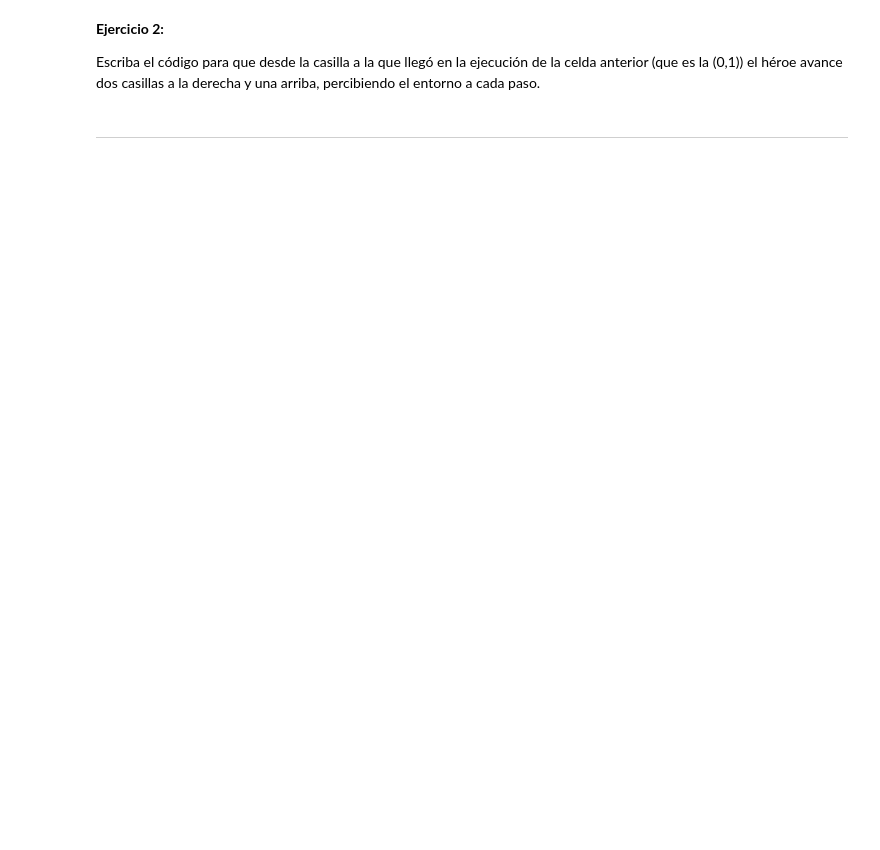
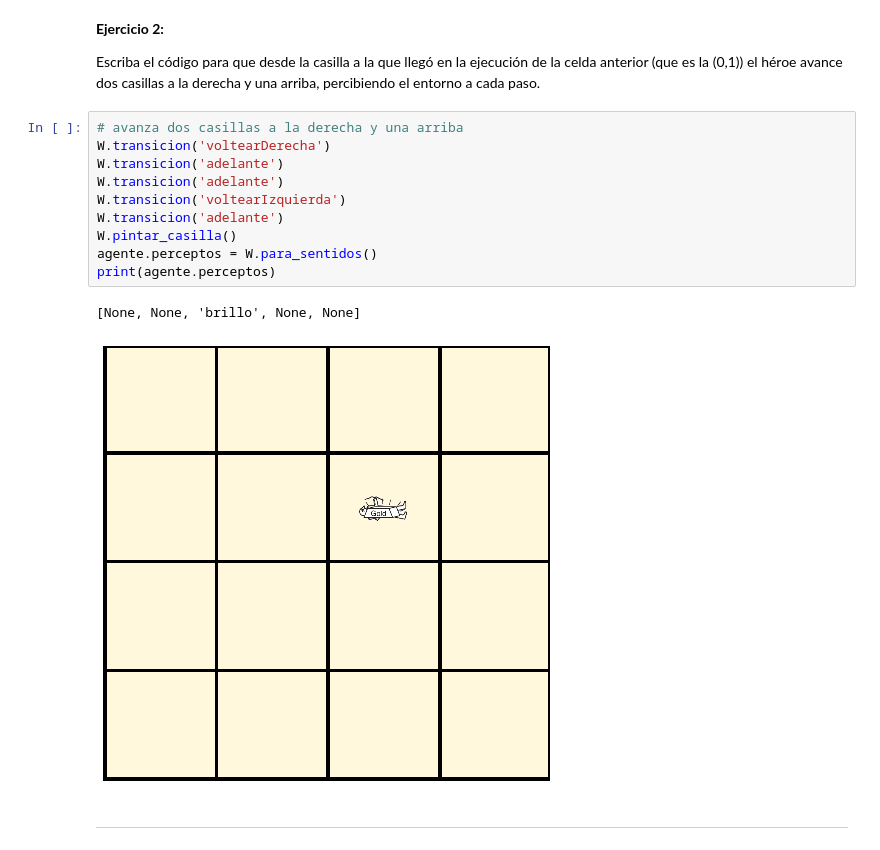
Before and after one commit to cgaravitoc/macc, a Jupyter notebook: AI/Notebook 8 - wumpus/nb8_wumpus.ipynb, the cells around one changed output. Cells and saved outputs as stored; diff of their text form; blank space fills up the shorter version.

```diff
--- a/AI/Notebook 8 - wumpus/nb8_wumpus.ipynb
+++ b/AI/Notebook 8 - wumpus/nb8_wumpus.ipynb
@@ -106,6 +112,19 @@ print(agente.perceptos)
 **Ejercicio 2:**
 
 Escriba el código para que desde la casilla a la que llegó en la ejecución de la celda anterior (que es la (0,1)) el héroe avance dos casillas a la derecha y una arriba, percibiendo el entorno a cada paso.
+# %%
+# avanza dos casillas a la derecha y una arriba
+W.transicion('voltearDerecha')
+W.transicion('adelante')
+W.transicion('adelante')
+W.transicion('voltearIzquierda')
+W.transicion('adelante')
+W.pintar_casilla()
+agente.perceptos = W.para_sentidos()
+print(agente.perceptos)
+# %% [output]
+[None, None, 'brillo', None, None]
+[figure, added]
 # %% [markdown]
 ---
 # %% [markdown]
```
Also changed, not shown: parts of 24 cells of this notebook, 33 other files.
